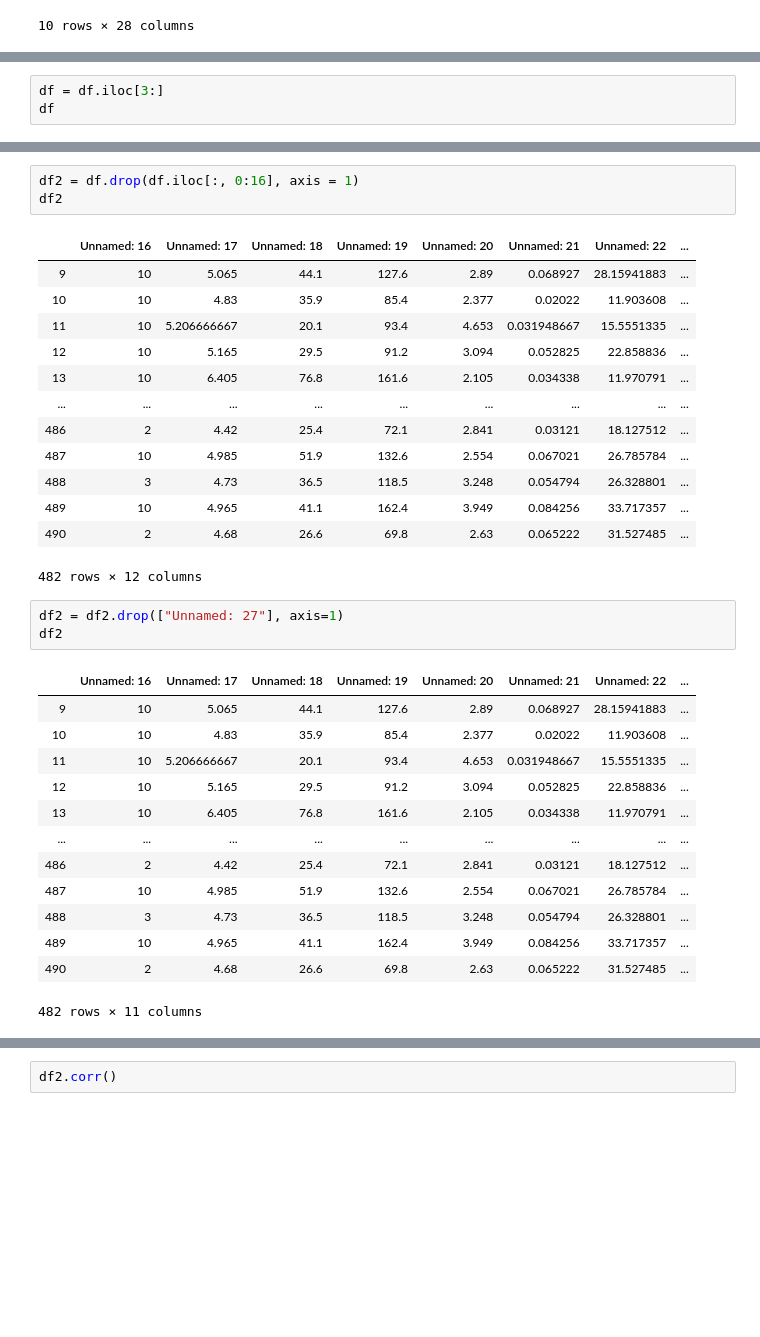
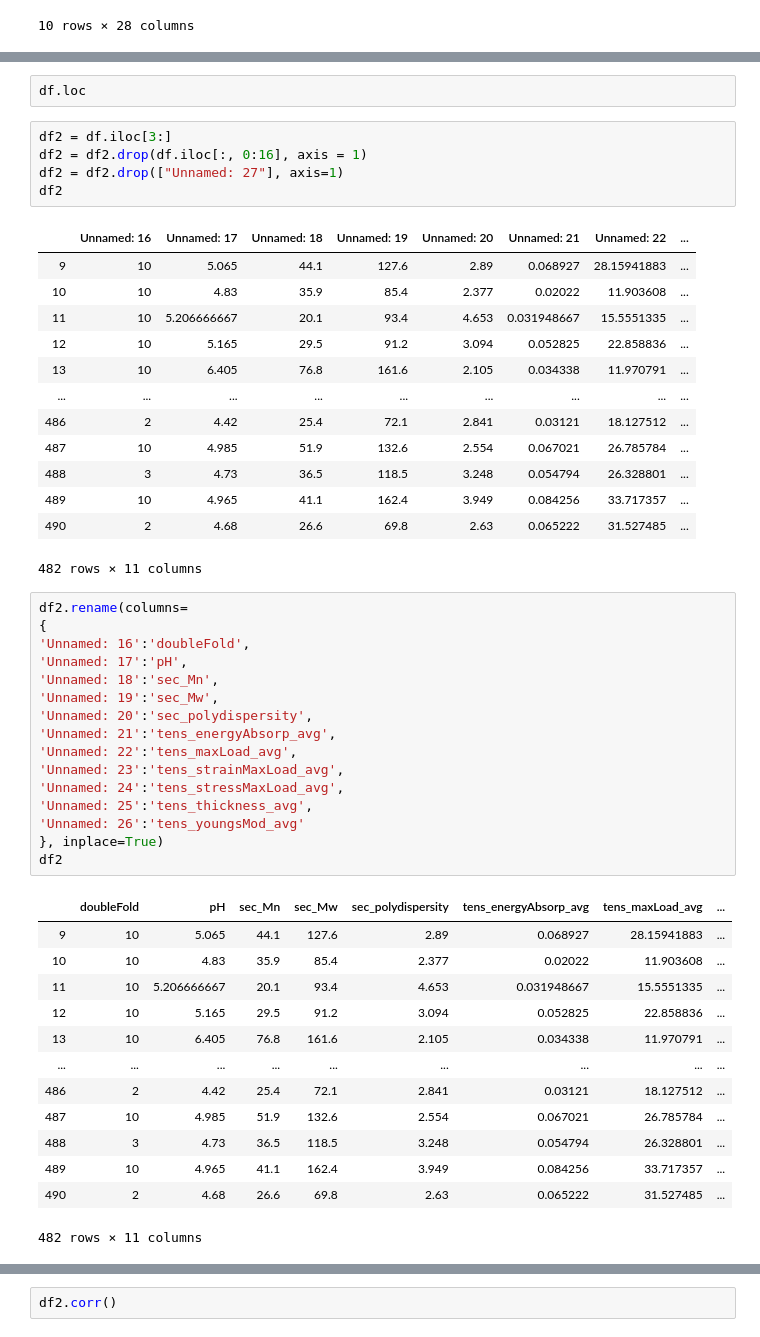
Before and after one commit to hujingc/umsi_loc_anc, a Jupyter notebook: initial_data_visualizations.ipynb, the cells around one changed output, grey strips where cells are left out. Saved outputs shown, nothing was run; the diff lists cells and outputs as text; blank space fills up the shorter version.

```diff
--- a/initial_data_visualizations.ipynb
+++ b/initial_data_visualizations.ipynb
@@ -40,3 +42,0 @@ df
-# %%
-df = df.iloc[3:]
-df
@@ -57,5 +43,9 @@ df
+# %%
+df.loc
 # %%
-df2 = df.drop(df.iloc[:, 0:16], axis = 1)
+df2 = df.iloc[3:]
+df2 = df2.drop(df.iloc[:, 0:16], axis = 1)
+df2 = df2.drop(["Unnamed: 27"], axis=1)
 df2
 # %% [output]
 |  | Unnamed: 16 | Unnamed: 17 | Unnamed: 18 | Unnamed: 19 | Unnamed: 20 | Unnamed: 21 | Unnamed: 22 | ... |
@@ -70,21 +60,34 @@ df2
 | 488 | 3 | 4.73 | 36.5 | 118.5 | 3.248 | 0.054794 | 26.328801 | ... |
 | 489 | 10 | 4.965 | 41.1 | 162.4 | 3.949 | 0.084256 | 33.717357 | ... |
 | 490 | 2 | 4.68 | 26.6 | 69.8 | 2.63 | 0.065222 | 31.527485 | ... |
-482 rows × 12 columns
+482 rows × 11 columns
-# %%
-df2 = df2.drop(["Unnamed: 27"], axis=1)
-df2
-# %% [output]
-|  | Unnamed: 16 | Unnamed: 17 | Unnamed: 18 | Unnamed: 19 | Unnamed: 20 | Unnamed: 21 | Unnamed: 22 | ... |
-| 9 | 10 | 5.065 | 44.1 | 127.6 | 2.89 | 0.068927 | 28.15941883 | ... |
-| 10 | 10 | 4.83 | 35.9 | 85.4 | 2.377 | 0.02022 | 11.903608 | ... |
-| 11 | 10 | 5.206666667 | 20.1 | 93.4 | 4.653 | 0.031948667 | 15.5551335 | ... |
-| 12 | 10 | 5.165 | 29.5 | 91.2 | 3.094 | 0.052825 | 22.858836 | ... |
-| 13 | 10 | 6.405 | 76.8 | 161.6 | 2.105 | 0.034338 | 11.970791 | ... |
-| ... | ... | ... | ... | ... | ... | ... | ... | ... |
-| 486 | 2 | 4.42 | 25.4 | 72.1 | 2.841 | 0.03121 | 18.127512 | ... |
-| 487 | 10 | 4.985 | 51.9 | 132.6 | 2.554 | 0.067021 | 26.785784 | ... |
-| 488 | 3 | 4.73 | 36.5 | 118.5 | 3.248 | 0.054794 | 26.328801 | ... |
-| 489 | 10 | 4.965 | 41.1 | 162.4 | 3.949 | 0.084256 | 33.717357 | ... |
-| 490 | 2 | 4.68 | 26.6 | 69.8 | 2.63 | 0.065222 | 31.527485 | ... |
-482 rows × 11 columns
+# %%
+df2.rename(columns=
+{
+'Unnamed: 16':'doubleFold',
+'Unnamed: 17':'pH',
+'Unnamed: 18':'sec_Mn',
+'Unnamed: 19':'sec_Mw',
+'Unnamed: 20':'sec_polydispersity',
+'Unnamed: 21':'tens_energyAbsorp_avg',
+'Unnamed: 22':'tens_maxLoad_avg',
+'Unnamed: 23':'tens_strainMaxLoad_avg',
+'Unnamed: 24':'tens_stressMaxLoad_avg',
+'Unnamed: 25':'tens_thickness_avg',
+'Unnamed: 26':'tens_youngsMod_avg'
+}, inplace=True)
+df2
+# %% [output]
+|  | doubleFold | pH | sec_Mn | sec_Mw | sec_polydispersity | tens_energyAbsorp_avg | tens_maxLoad_avg | ... |
+| 9 | 10 | 5.065 | 44.1 | 127.6 | 2.89 | 0.068927 | 28.15941883 | ... |
+| 10 | 10 | 4.83 | 35.9 | 85.4 | 2.377 | 0.02022 | 11.903608 | ... |
+| 11 | 10 | 5.206666667 | 20.1 | 93.4 | 4.653 | 0.031948667 | 15.5551335 | ... |
+| 12 | 10 | 5.165 | 29.5 | 91.2 | 3.094 | 0.052825 | 22.858836 | ... |
+| 13 | 10 | 6.405 | 76.8 | 161.6 | 2.105 | 0.034338 | 11.970791 | ... |
+| ... | ... | ... | ... | ... | ... | ... | ... | ... |
+| 486 | 2 | 4.42 | 25.4 | 72.1 | 2.841 | 0.03121 | 18.127512 | ... |
+| 487 | 10 | 4.985 | 51.9 | 132.6 | 2.554 | 0.067021 | 26.785784 | ... |
+| 488 | 3 | 4.73 | 36.5 | 118.5 | 3.248 | 0.054794 | 26.328801 | ... |
+| 489 | 10 | 4.965 | 41.1 | 162.4 | 3.949 | 0.084256 | 33.717357 | ... |
+| 490 | 2 | 4.68 | 26.6 | 69.8 | 2.63 | 0.065222 | 31.527485 | ... |
+482 rows × 11 columns
```
Also changed, not shown: parts of 8 cells of this notebook.
